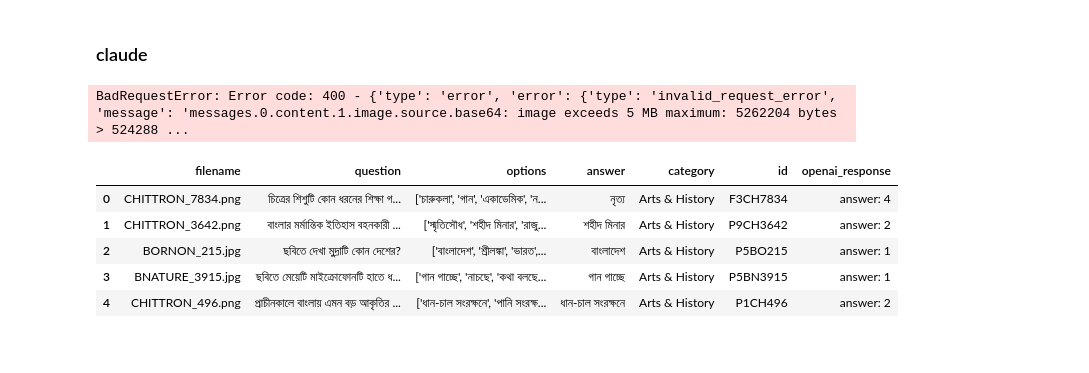
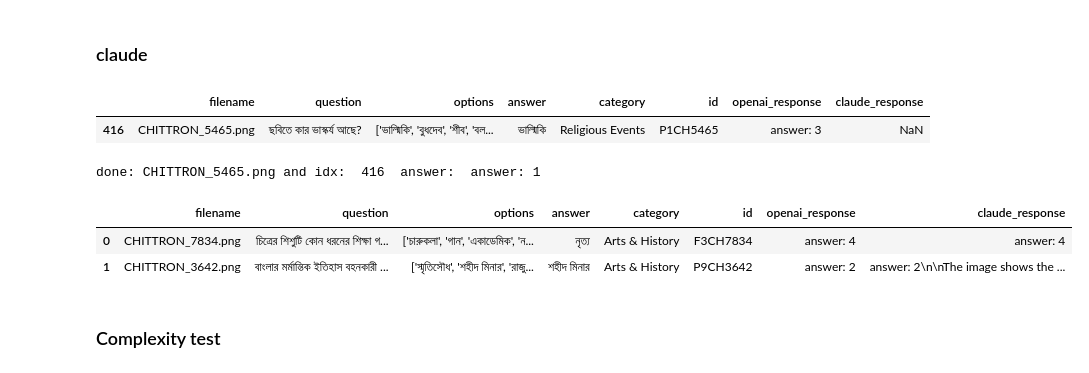
Before and after one commit to souroveskb/vqa-2, a Jupyter notebook: vqa_next/llm_based_basic.ipynb, the cells around one changed output. Cells and saved outputs as stored; diff of their text form; code cells hidden in the pictures.

```diff
--- a/vqa_next/llm_based_basic.ipynb
+++ b/vqa_next/llm_based_basic.ipynb
@@ -178,6 +227,9 @@ def generate_claude(question: str, filename: str, options:list):
                 time.sleep(retry_delay)
             else:
                 raise
+# %%
+column_name = 'claude_response'
+# test_df.loc[:,column_name] = None
 # %%
 def generate_answer_claude(item):
     image = item['filename']
@@ -192,17 +244,38 @@ def generate_answer_claude(item):
 
     return message.content[0].text
 # %%
-test_df["claude_response"] = test_df.apply(generate_answer_claude, axis=1)
+# test_df["claude_response"] = test_df.apply(generate_answer_claude, axis=1)
-# %% [output]
-BadRequestError: Error code: 400 - {'type': 'error', 'error': {'type': 'invalid_request_error', 'message': 'messages.0.content.1.image.source.base64: image exceeds 5 MB maximum: 5262204 bytes > 524288 ...
+# %%
+slicedf = test_df.iloc[416:417] #416
+slicedf.head(3)
+# %% [output]
+|  | filename | question | options | answer | category | id | openai_response | claude_response |
+| 416 | CHITTRON_5465.png | ছবিতে কার ভাস্কর্য আছে? | ['ভাল্মিকি', 'বুধদেব', 'শীব', 'বল... | ভাল্মিকি | Religious Events | P1CH5465 | answer: 3 | NaN |
+# %%
+for idx, row in (slicedf.iterrows()):
+
+    # image = row['filename']
+
+    # # image = Image.open(f"{image_path}/{image}")
+
+    # question = row["question"]
+    # options = ast.literal_eval(row["options"])
+
+
+    response = generate_answer_claude(row)
+
+    test_df.loc[test_df['id'] == str(row['id']), column_name] = response
+
+    print(f"done: {row['filename']} and idx: ",idx," answer: ", str(response))
+
+    time.sleep(1)
+# %% [output]
+done: CHITTRON_5465.png and idx:  416  answer:  answer: 1
 # %%
-test_df.head()
+test_df.head(2)
 # %% [output]
-|  | filename | question | options | answer | category | id | openai_response |
-| 0 | CHITTRON_7834.png | চিত্রের শিশুটি কোন ধরনের শিক্ষা গ... | ['চারুকলা', 'গান', 'একাডেমিক', 'ন... | নৃত্য | Arts & History | F3CH7834 | answer: 4 |
-| 1 | CHITTRON_3642.png | বাংলার মর্মান্তিক ইতিহাস বহনকারী ... | ['স্মৃতিসৌধ', 'শহীদ মিনার', 'রাজু... | শহীদ মিনার | Arts & History | P9CH3642 | answer: 2 |
-| 2 | BORNON_215.jpg | ছবিতে দেখা মুদ্রাটি কোন দেশের? | ['বাংলাদেশ', 'শ্রীলঙ্কা', 'ভারত',... | বাংলাদেশ | Arts & History | P5BO215 | answer: 1 |
-| 3 | BNATURE_3915.jpg | ছবিতে মেয়েটি মাইক্রোফোনটি হাতে ধ... | ['গান গাচ্ছে', 'নাচছে', 'কথা বলছে... | গান গাচ্ছে | Arts & History | P5BN3915 | answer: 1 |
-| 4 | CHITTRON_496.png | প্রাচীনকালে বাংলায় এমন বড় আকৃতির ... | ['ধান-চাল সংরক্ষনে', 'পানি সংরক্ষ... | ধান-চাল সংরক্ষনে | Arts & History | P1CH496 | answer: 2 |
+|  | filename | question | options | answer | category | id | openai_response | claude_response |
+| 0 | CHITTRON_7834.png | চিত্রের শিশুটি কোন ধরনের শিক্ষা গ... | ['চারুকলা', 'গান', 'একাডেমিক', 'ন... | নৃত্য | Arts & History | F3CH7834 | answer: 4 | answer: 4 |
+| 1 | CHITTRON_3642.png | বাংলার মর্মান্তিক ইতিহাস বহনকারী ... | ['স্মৃতিসৌধ', 'শহীদ মিনার', 'রাজু... | শহীদ মিনার | Arts & History | P9CH3642 | answer: 2 | answer: 2\n\nThe image shows the ... |
 # %%
 test_df.to_csv("outputs/test_data_claude.csv", index=False)
@@ -208,0 +290,2 @@ test_df.to_csv("outputs/test_data_claude.csv", index=False)
+# %% [markdown]
+### Complexity test
```
Also changed, not shown: parts of 17 cells of this notebook, 9 other files.
